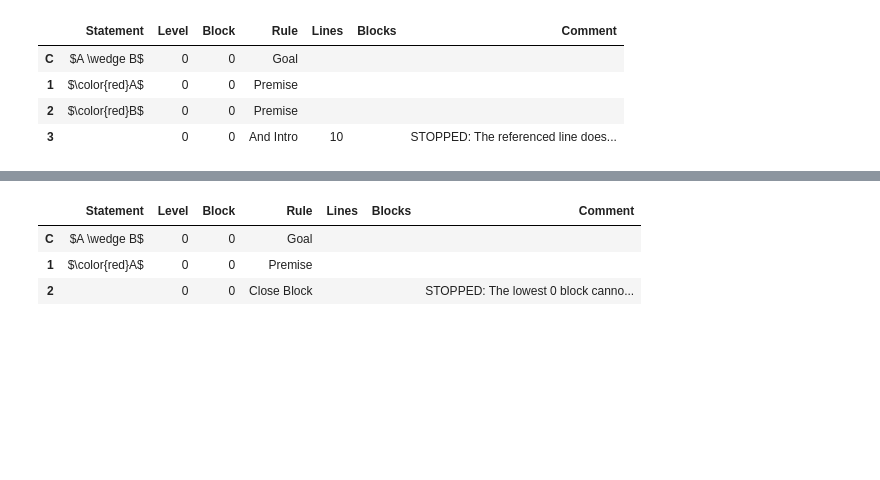
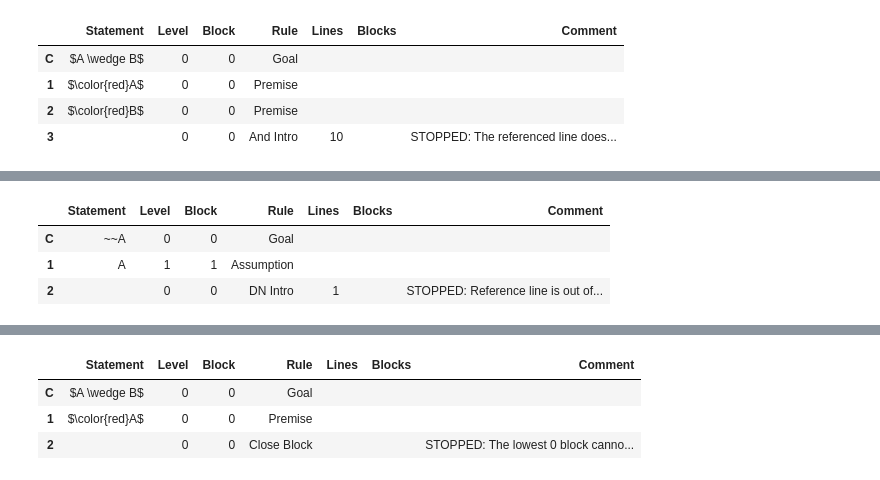
Before and after one commit to FrankHubeny/AltRea, a Jupyter notebook: truthfunction_examples.ipynb, the cells around one changed output, grey strips where cells are left out. Cells and saved outputs as stored; diff of their text form; code cells hidden in the pictures; blank space fills up the shorter version.

```diff
--- a/truthfunction_examples.ipynb
+++ b/truthfunction_examples.ipynb
@@ -134,0 +280,19 @@ show(p, latex=1)
+# %%
+# Line is not accessible.
+
+from altrea.boolean import Not, Wff
+from altrea.truthfunction import Proof
+from altrea.display import show
+A = Wff('A')
+B = Wff('B')
+p = Proof()
+p.addgoal(Not(Not(A)))
+p.openblock(A)
+p.closeblock()
+p.dn_intro(1, comments='line is out of scope so inaccessible')
+show(p, latex=0)
+# %% [output]
+|  | Statement | Level | Block | Rule | Lines | Blocks | Comment |
+| C | ~~A | 0 | 0 | Goal |  |  |  |
+| 1 | A | 1 | 1 | Assumption |  |  |  |
+| 2 |  | 0 | 0 | DN Intro | 1 |  | STOPPED: Reference line is out of... |
```
Also changed, not shown: parts of 48 cells of this notebook, 5 other files.
